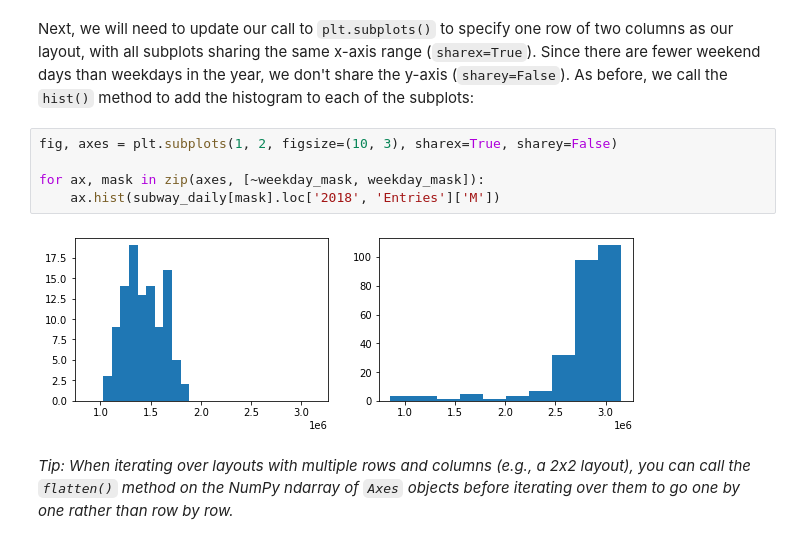
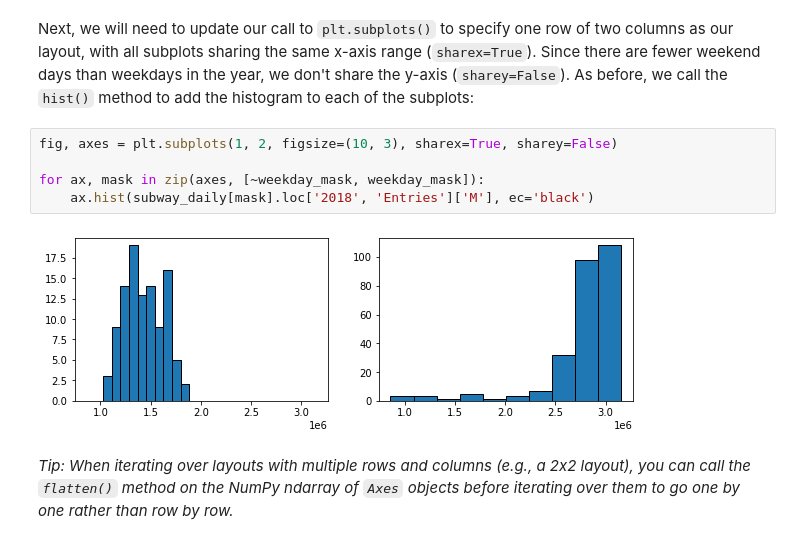
Before and after one commit to stefmolin/python-data-viz-workshop, a Jupyter notebook: notebooks/1-getting_started_with_matplotlib.ipynb, the cells around one changed output. Drawn from its saved outputs; the diff is of its cells as text.

Commit message:
Outline bars for histograms in section 1

```diff
--- a/notebooks/1-getting_started_with_matplotlib.ipynb
+++ b/notebooks/1-getting_started_with_matplotlib.ipynb
@@ -1034,10 +1034,10 @@ Next, we will need to update our call to `plt.subplots()` to specify one row of
 # %%
 fig, axes = plt.subplots(1, 2, figsize=(10, 3), sharex=True, sharey=False)
 
 for ax, mask in zip(axes, [~weekday_mask, weekday_mask]):
-    ax.hist(subway_daily[mask].loc['2018', 'Entries']['M'])
+    ax.hist(subway_daily[mask].loc['2018', 'Entries']['M'], ec='black')
 # %% [output]
-[figure, old version]
+[figure, new version]
 # %% [markdown]
 *Tip: When iterating over layouts with multiple rows and columns (e.g., a 2x2 layout), you can call the `flatten()` method on the NumPy ndarray of `Axes` objects before iterating over them to go one by one rather than row by row.*
 # %% [markdown]
```
Also changed, not shown: parts of 5 cells of this notebook, 2 other files.
